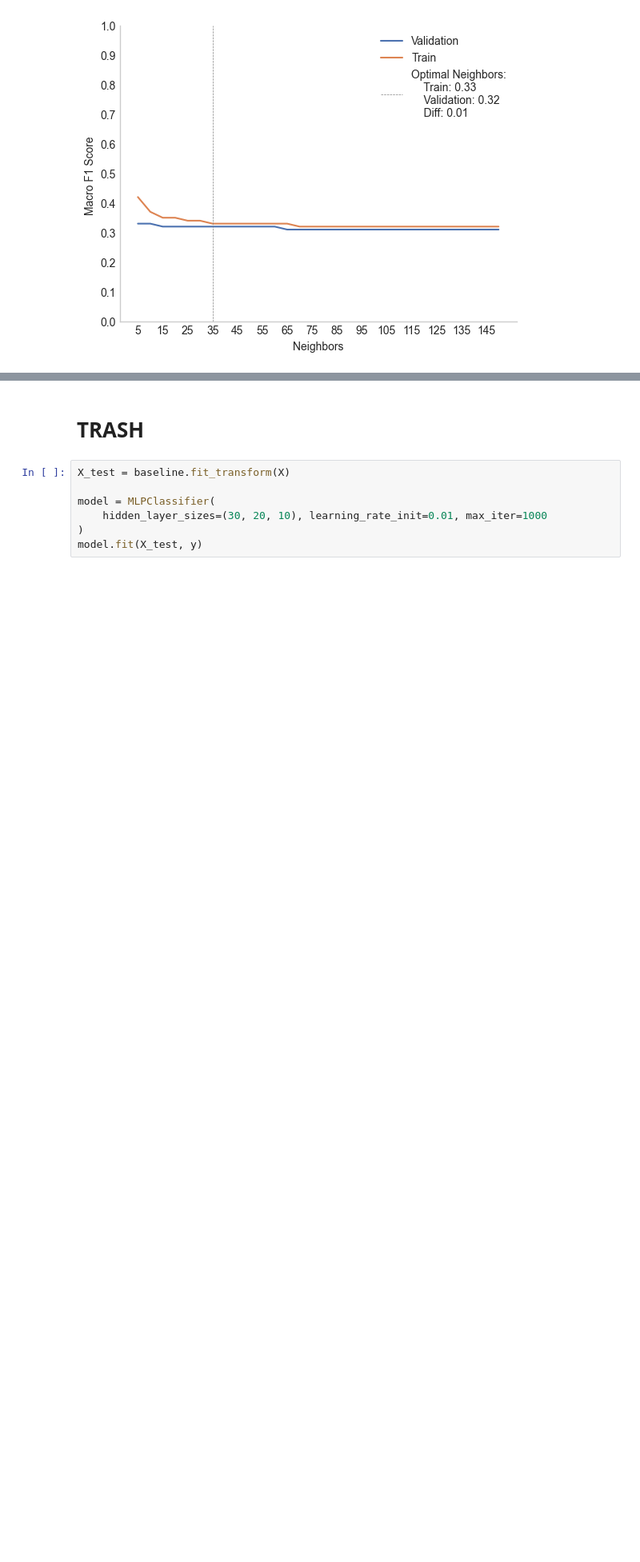
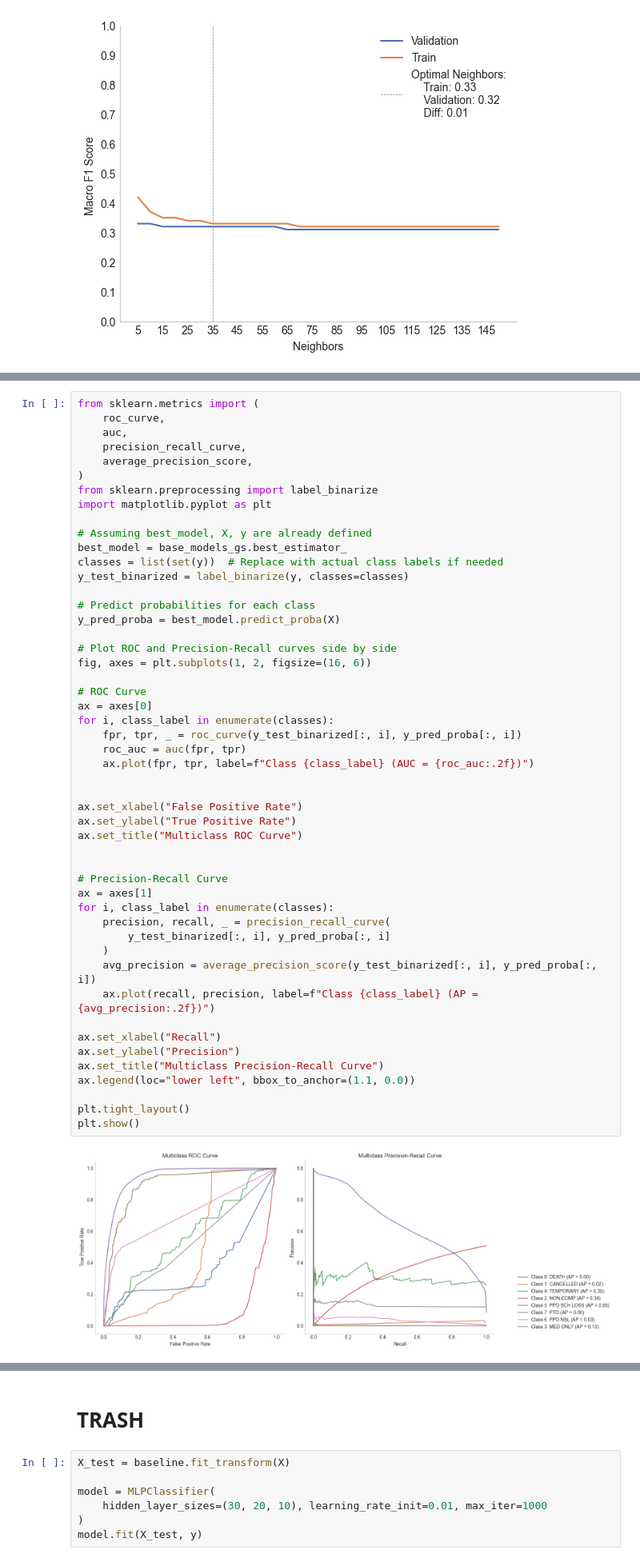
Before and after one commit to DiogoPF/Multiclass_Classification-WCB, a Jupyter notebook: Pipeline_diogo.ipynb, the cells around one changed output, grey strips where cells are left out. Shown: that part at 80% size. Cells and saved outputs as stored; diff of their text form; blank space fills up the shorter version.

```diff
--- a/Pipeline_diogo.ipynb
+++ b/Pipeline_diogo.ipynb
@@ -1144,0 +1446,52 @@ dump(gs, "baseline.joblib")
+# %%
+from sklearn.metrics import (
+    roc_curve,
+    auc,
+    precision_recall_curve,
+    average_precision_score,
+)
+from sklearn.preprocessing import label_binarize
+import matplotlib.pyplot as plt
+
+# Assuming best_model, X, y are already defined
+best_model = base_models_gs.best_estimator_
+classes = list(set(y))  # Replace with actual class labels if needed
+y_test_binarized = label_binarize(y, classes=classes)
+
+# Predict probabilities for each class
+y_pred_proba = best_model.predict_proba(X)
+
+# Plot ROC and Precision-Recall curves side by side
+fig, axes = plt.subplots(1, 2, figsize=(16, 6))
+
+# ROC Curve
+ax = axes[0]
+for i, class_label in enumerate(classes):
+    fpr, tpr, _ = roc_curve(y_test_binarized[:, i], y_pred_proba[:, i])
+    roc_auc = auc(fpr, tpr)
+    ax.plot(fpr, tpr, label=f"Class {class_label} (AUC = {roc_auc:.2f})")
+
+
+ax.set_xlabel("False Positive Rate")
+ax.set_ylabel("True Positive Rate")
+ax.set_title("Multiclass ROC Curve")
+
+
+# Precision-Recall Curve
+ax = axes[1]
+for i, class_label in enumerate(classes):
+    precision, recall, _ = precision_recall_curve(
+        y_test_binarized[:, i], y_pred_proba[:, i]
+    )
+    avg_precision = average_precision_score(y_test_binarized[:, i], y_pred_proba[:, i])
+    ax.plot(recall, precision, label=f"Class {class_label} (AP = {avg_precision:.2f})")
+
+ax.set_xlabel("Recall")
+ax.set_ylabel("Precision")
+ax.set_title("Multiclass Precision-Recall Curve")
+ax.legend(loc="lower left", bbox_to_anchor=(1.1, 0.0))
+
+plt.tight_layout()
+plt.show()
+# %% [output]
+[figure, added]
```
Also changed, not shown: parts of 15 cells of this notebook, 1 other file.
